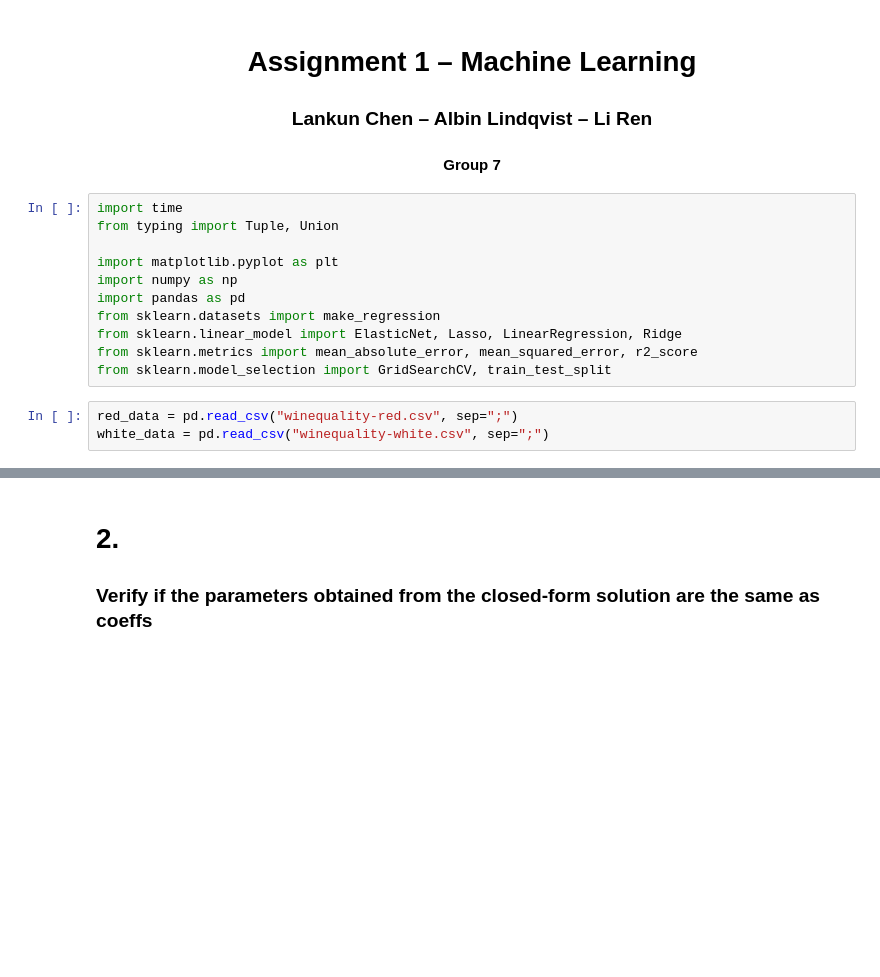
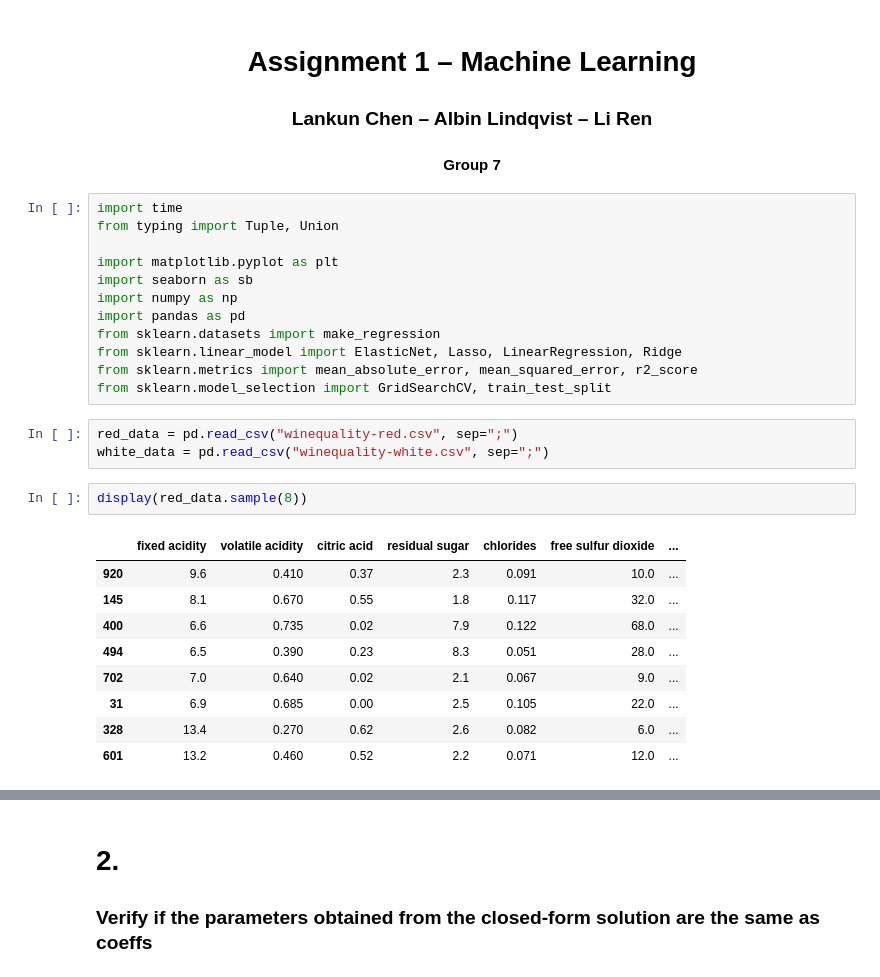
Before and after one commit to ashleyrennnnnn/Assignments-Machine-Learning, a Jupyter notebook: Assignment 1 - Final.ipynb, the cells around one changed output, grey strips where cells are left out. Saved outputs shown, nothing was run; the diff lists cells and outputs as text; blank space fills up the shorter version.

```diff
--- a/Assignment 1 - Final.ipynb
+++ b/Assignment 1 - Final.ipynb
@@ -7,6 +7,7 @@ import time
 from typing import Tuple, Union
 
 import matplotlib.pyplot as plt
+import seaborn as sb
 import numpy as np
 import pandas as pd
 from sklearn.datasets import make_regression
@@ -16,3 +17,15 @@ from sklearn.model_selection import GridSearchCV, train_test_split
 # %%
 red_data = pd.read_csv("winequality-red.csv", sep=";")
 white_data = pd.read_csv("winequality-white.csv", sep=";")
+# %%
+display(red_data.sample(8))
+# %% [output]
+|  | fixed acidity | volatile acidity | citric acid | residual sugar | chlorides | free sulfur dioxide | ... |
+| 920 | 9.6 | 0.410 | 0.37 | 2.3 | 0.091 | 10.0 | ... |
+| 145 | 8.1 | 0.670 | 0.55 | 1.8 | 0.117 | 32.0 | ... |
+| 400 | 6.6 | 0.735 | 0.02 | 7.9 | 0.122 | 68.0 | ... |
+| 494 | 6.5 | 0.390 | 0.23 | 8.3 | 0.051 | 28.0 | ... |
+| 702 | 7.0 | 0.640 | 0.02 | 2.1 | 0.067 | 9.0 | ... |
+| 31 | 6.9 | 0.685 | 0.00 | 2.5 | 0.105 | 22.0 | ... |
+| 328 | 13.4 | 0.270 | 0.62 | 2.6 | 0.082 | 6.0 | ... |
+| 601 | 13.2 | 0.460 | 0.52 | 2.2 | 0.071 | 12.0 | ... |
```
Also changed, not shown: parts of 9 cells of this notebook.
